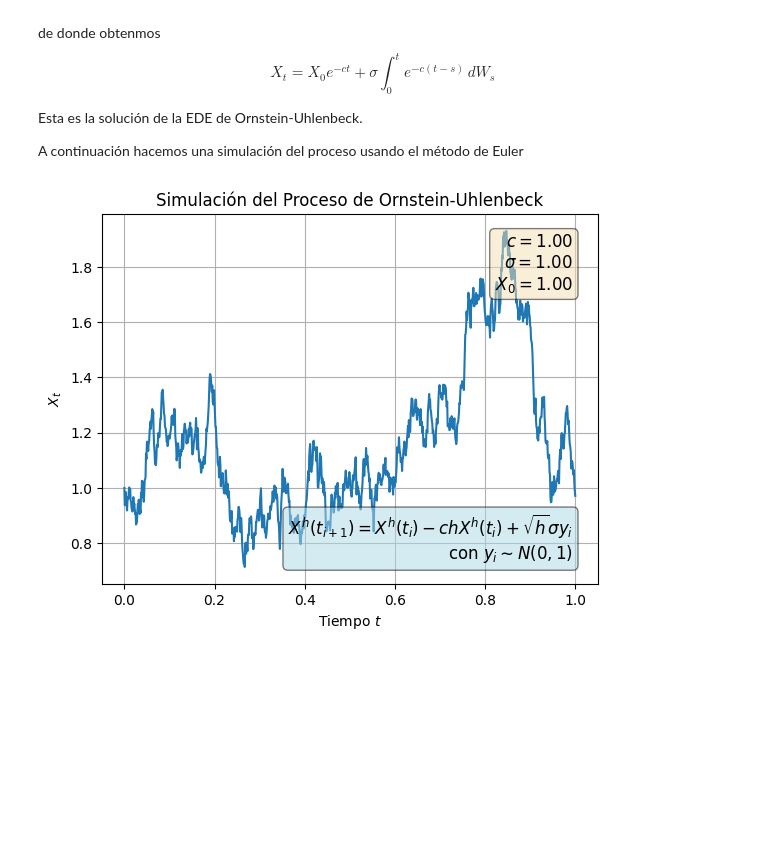
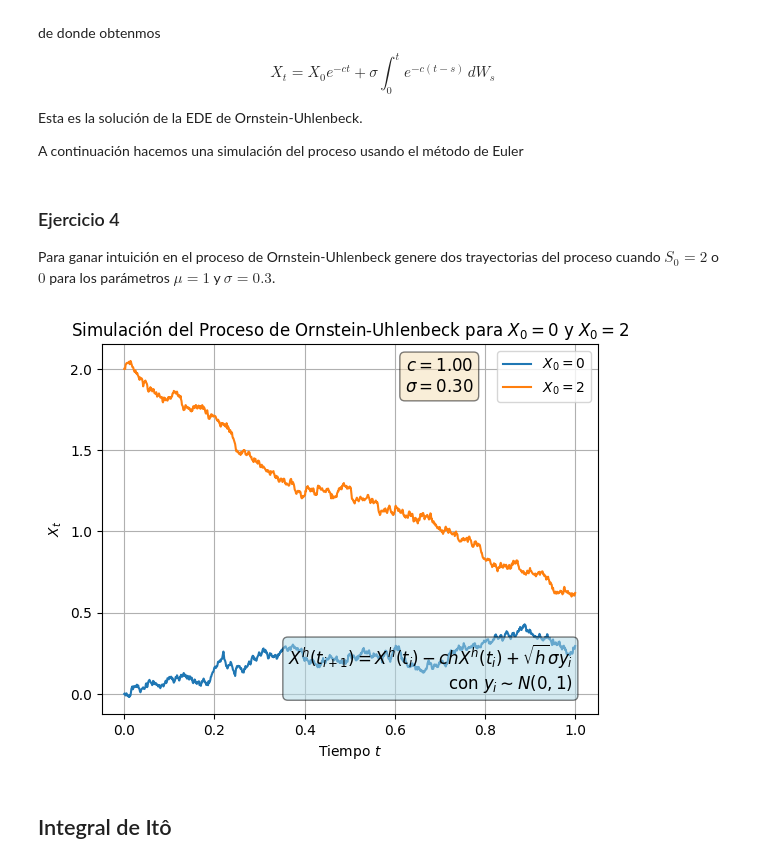
Before and after one commit to ladrianx/proyectos, a Jupyter notebook: Simulaciones.ipynb, the cells around one changed output. Cells and saved outputs as stored; diff of their text form; code cells hidden in the pictures; blank space fills up the shorter version.

```diff
--- a/Simulaciones.ipynb
+++ b/Simulaciones.ipynb
@@ -405,6 +613,10 @@ $$
 Esta es la solución de la EDE de Ornstein-Uhlenbeck.
 
 A continuación hacemos una simulación del proceso usando el método de Euler
+# %% [markdown]
+### Ejercicio 4
+
+Para ganar intuición en el proceso de Ornstein-Uhlenbeck genere dos trayectorias del proceso cuando $S_0 = 2$ o $0$ para los parámetros $\mu = 1$ y $\sigma = 0.3$.
 # %%
 import numpy as np
 import matplotlib.pyplot as plt
@@ -417,50 +629,56 @@ t = np.linspace(0, T, N+1)  # Puntos de tiempo desde 0 hasta T
 
 # Parámetros del Proceso de Ornstein-Uhlenbeck
 c = 1.0         # Velocidad de reversión
-sigma = 1.0     # Volatilidad
-X0 = 1.0        # Valor inicial X(0)
+sigma = 0.3     # Volatilidad
 
-# Inicializamos el proceso en X(0) = X0
-X = np.zeros(N+1)
-X[0] = X0
+# Inicializamos el proceso para dos valores iniciales X0 = 0 y X0 = 2
+X0_values = [0, 2]
+np.random.seed(9999)  # Semilla para reproducibilidad
 
-# Simulación del proceso usando el método de Euler
-np.random.seed(969991)  # Semilla para reproducibilidad
-for i in range(1, N+1):
-    y_i = np.random.normal(0, 1)        # y_i ~ N(0, 1)
-    dW = np.sqrt(h) * y_i               # Incremento browniano
-    X[i] = X[i-1] + -c * X[i-1] * h + sigma * dW
+# Simulación del proceso para cada X0
+for X0 in X0_values:
+    X = np.zeros(N+1)
+    X[0] = X0
 
-# Graficar el camino simulado del Proceso de Ornstein-Uhlenbeck
-plt.plot(t, X)#, label='Proceso de Ornstein-Uhlenbeck')
-plt.title('Simulación del Proceso de Ornstein-Uhlenbeck')
+    # Simulación del proceso usando el método de Euler
+    for i in range(1, N+1):
+        y_i = np.random.normal(0, 1)        # y_i ~ N(0, 1)
+        dW = np.sqrt(h) * y_i               # Incremento browniano
+        X[i] = X[i-1] + -c * X[i-1] * h + sigma * dW
+
+    # Graficar el camino simulado del Proceso de Ornstein-Uhlenbeck
+    plt.plot(t, X, label=f'$X_0={X0}$')
+
+# Configuración del gráfico
+plt.title('Simulación del Proceso de Ornstein-Uhlenbeck para $X_0=0$ y $X_0=2$')
 plt.xlabel('Tiempo $t$')
 plt.ylabel('$X_t$')
+plt.legend(loc='upper right')
 plt.grid(True)
 
 # Añadir cuadro con los parámetros de la simulación
 textstr = '\n'.join((
     r'$c=%.2f$' % (c, ),
-    r'$\sigma=%.2f$' % (sigma, ),
-    r'$X_0=%.2f$' % (X0, )))
+    r'$\sigma=%.2f$' % (sigma, )))
 
 # Añadir otro cuadro con la ecuación de la simulación
 equation_str = (r'$X^h(t_{i+1}) = X^h(t_i) -c h X^h(t_{i}) + \sqrt{h}\sigma y_i$'
                 '\n' r'con $y_i\sim {N}(0,1)$')
 
 # Configuraciones de los cuadros de texto
 props1 = dict(boxstyle='round', facecolor='wheat', alpha=0.5)
 props2 = dict(boxstyle='round', facecolor='lightblue', alpha=0.5)
 
 # Colocamos el texto con los parámetros en la esquina superior derecha
-plt.text(0.95, 0.95, textstr, transform=plt.gca().transAxes,
+plt.text(0.75, 0.965, textstr, transform=plt.gca().transAxes,
          fontsize=12, verticalalignment='top', horizontalalignment='right', bbox=props1)
 
 # Colocamos el texto con la ecuación en la esquina inferior derecha
 plt.text(0.95, 0.05, equation_str, transform=plt.gca().transAxes,
          fontsize=12, verticalalignment='bottom', horizontalalignment='right', bbox=props2)
 
-plt.grid(True)
 plt.show()
 # %% [output]
-[figure, old version]
+[figure, new version]
+# %% [markdown]
+## Integral de Itô
```
Also changed, not shown: parts of 23 cells of this notebook.
